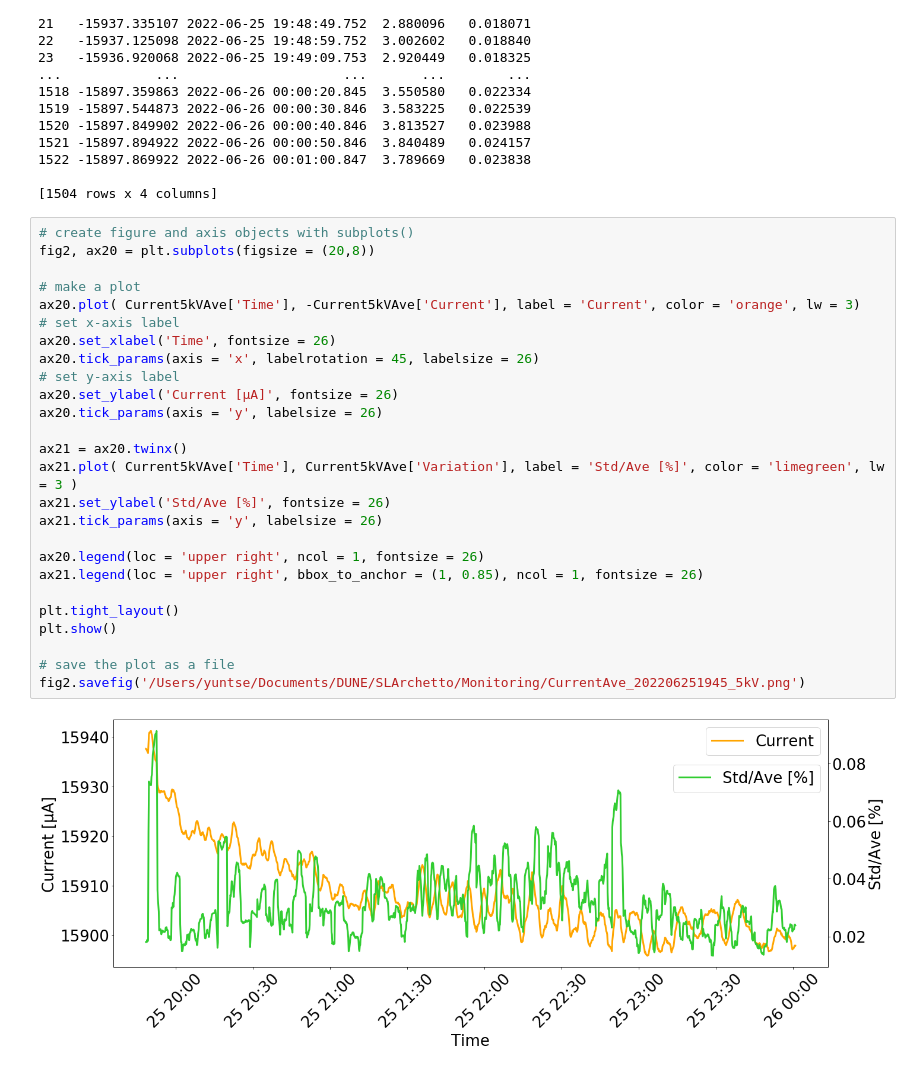
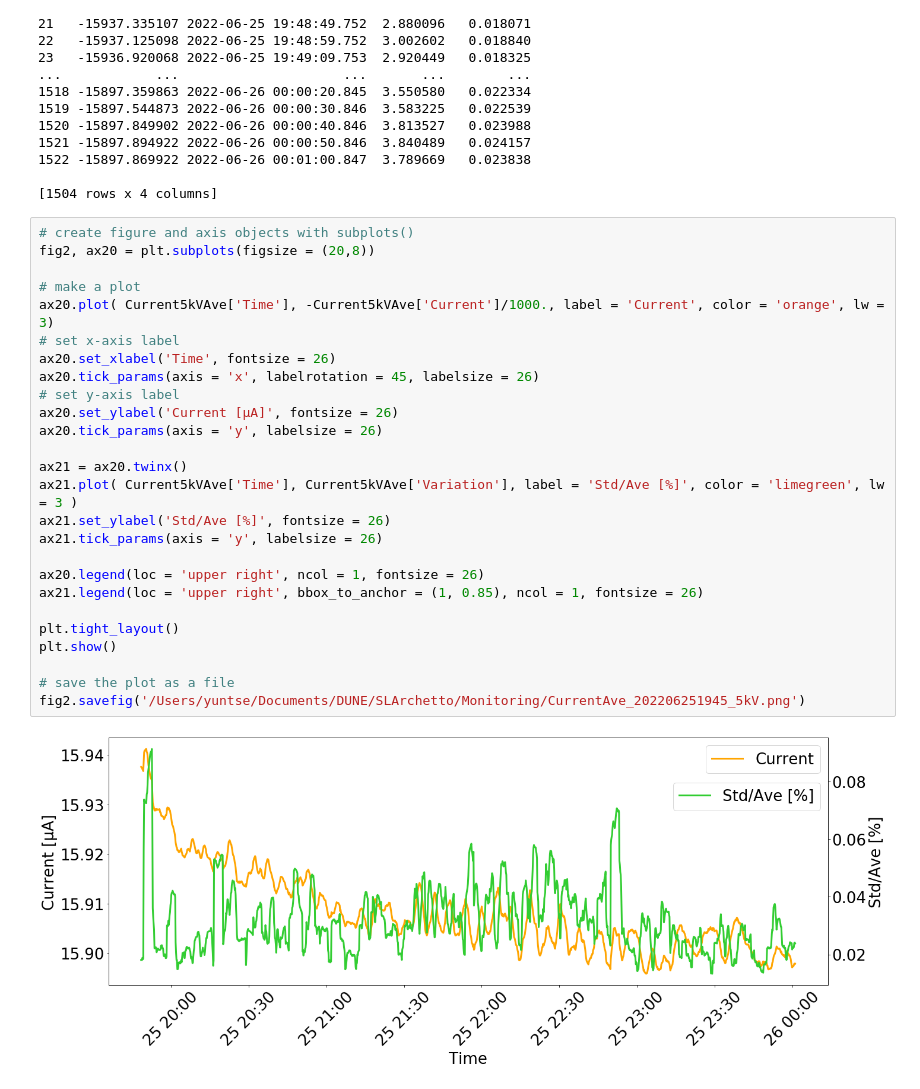
Before and after one commit to yuntsebaryon/SLArchettoMonitoring, a Jupyter notebook: AverageCurrent.ipynb, the cells around one changed output. Cells and saved outputs as stored; diff of their text form.

```diff
--- a/AverageCurrent.ipynb
+++ b/AverageCurrent.ipynb
@@ -147,28 +147,28 @@ print( Current5kVAve )
 # %%
 # create figure and axis objects with subplots()
 fig2, ax20 = plt.subplots(figsize = (20,8))
 
 # make a plot
-ax20.plot( Current5kVAve['Time'], -Current5kVAve['Current'], label = 'Current', color = 'orange', lw = 3)
+ax20.plot( Current5kVAve['Time'], -Current5kVAve['Current']/1000., label = 'Current', color = 'orange', lw = 3)
 # set x-axis label
 ax20.set_xlabel('Time', fontsize = 26)
 ax20.tick_params(axis = 'x', labelrotation = 45, labelsize = 26)
 # set y-axis label
 ax20.set_ylabel('Current [µA]', fontsize = 26)
 ax20.tick_params(axis = 'y', labelsize = 26)
 
 ax21 = ax20.twinx()
 ax21.plot( Current5kVAve['Time'], Current5kVAve['Variation'], label = 'Std/Ave [%]', color = 'limegreen', lw = 3 )
 ax21.set_ylabel('Std/Ave [%]', fontsize = 26)
 ax21.tick_params(axis = 'y', labelsize = 26)
 
 ax20.legend(loc = 'upper right', ncol = 1, fontsize = 26)
 ax21.legend(loc = 'upper right', bbox_to_anchor = (1, 0.85), ncol = 1, fontsize = 26)
 
 plt.tight_layout()
 plt.show()
 
 # save the plot as a file
 fig2.savefig('/Users/yuntse/Documents/DUNE/SLArchetto/Monitoring/CurrentAve_202206251945_5kV.png')
 # %% [output]
-[figure, old version]
+[figure, new version]
```
Also changed, not shown: parts of 1 cell of this notebook.
